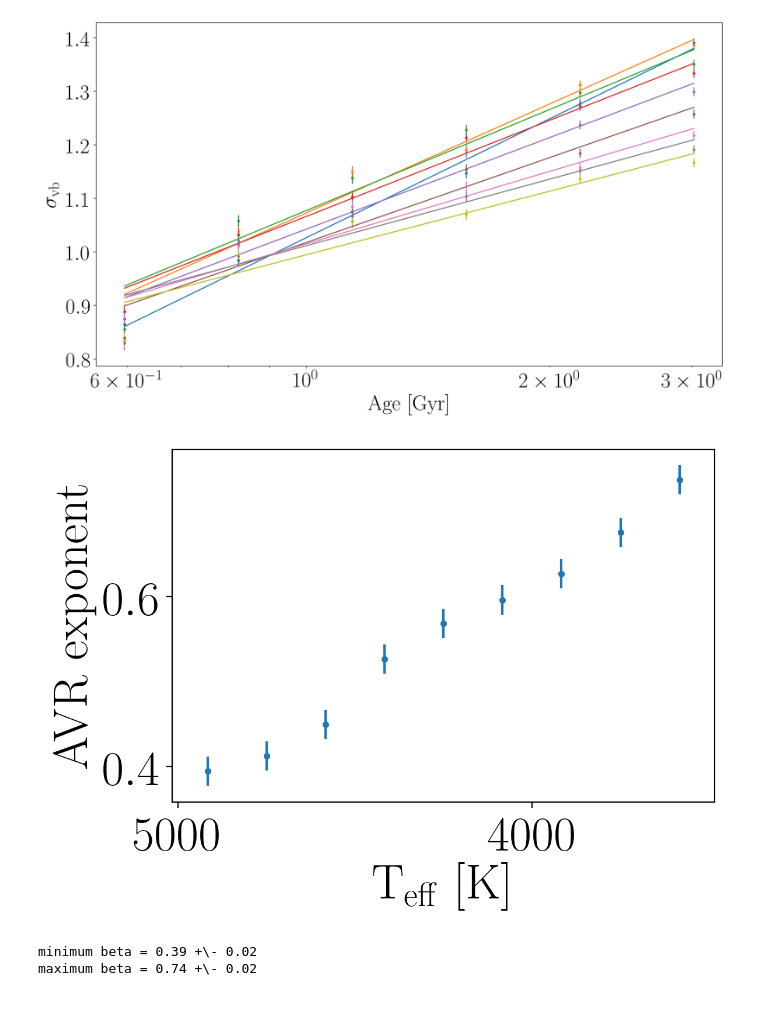
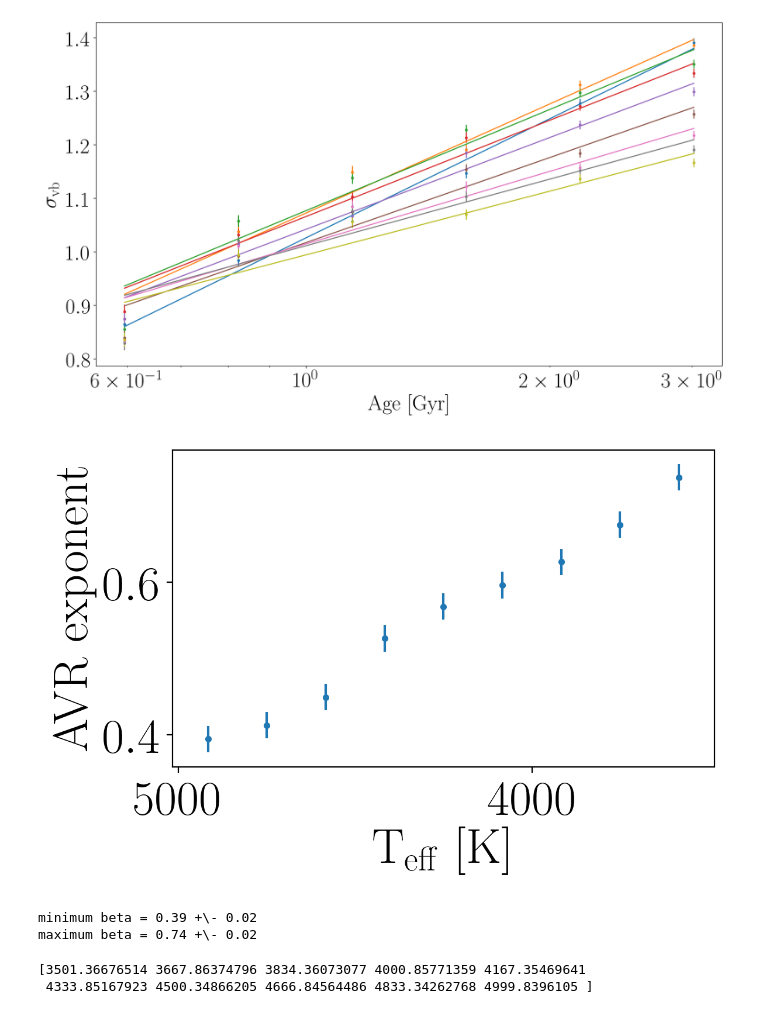
Before and after one commit to RuthAngus/kinematics-and-rotation, a Jupyter notebook: AVRs.ipynb, the cells around one changed output. Cells and saved outputs as stored; diff of their text form; code cells hidden in the pictures.

```diff
--- a/AVRs.ipynb
+++ b/AVRs.ipynb
@@ -115,15 +115,21 @@ Text(0, 0.5, '$\\mathrm{\\sigma_{vb}}$')
 # %%
 plt.figure(dpi=200)
 plt.errorbar(mid_tbins, w1s, yerr=w1errs, fmt=".")
 plt.xlim(max(mid_tbins)+100, min(mid_tbins)-100)
 plt.xlabel("$\mathrm{T_{eff}~[K]}$")
 plt.ylabel("$\mathrm{AVR~exponent}$")
-plt.savefig("paper/AVR_exponents.pdf")
+plt.tight_layout()
+plt.savefig("paper/AVR_exponent.pdf")
 # %% [output]
-[figure, old version]
+[figure, new version]
 # %%
 print("minimum beta = {0:.2f} +\- {1:.2f}".format(w1s[-1], w1errs[-1]))
 print("maximum beta = {0:.2f} +\- {1:.2f}".format(w1s[0], w1errs[0]))
 # %% [output]
 minimum beta = 0.39 +\- 0.02
 maximum beta = 0.74 +\- 0.02
+# %%
+print(tbins)
+# %% [output]
+[3501.36676514 3667.86374796 3834.36073077 4000.85771359 4167.35469641
+ 4333.85167923 4500.34866205 4666.84564486 4833.34262768 4999.8396105 ]
```
Also changed, not shown: 2 other files.
